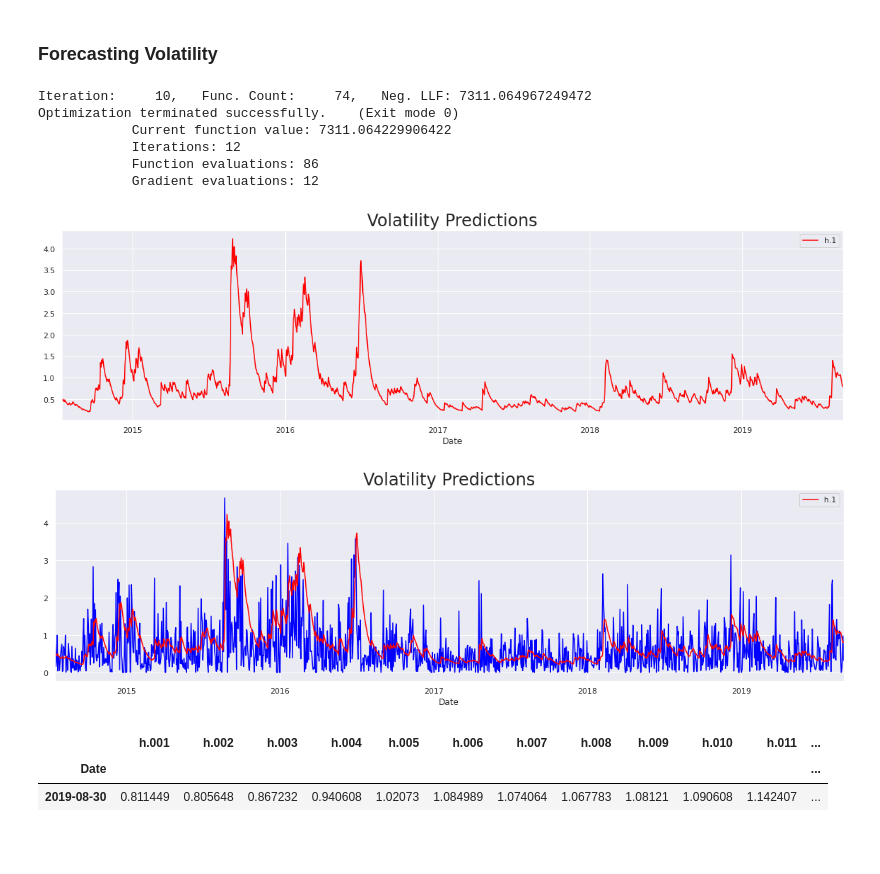
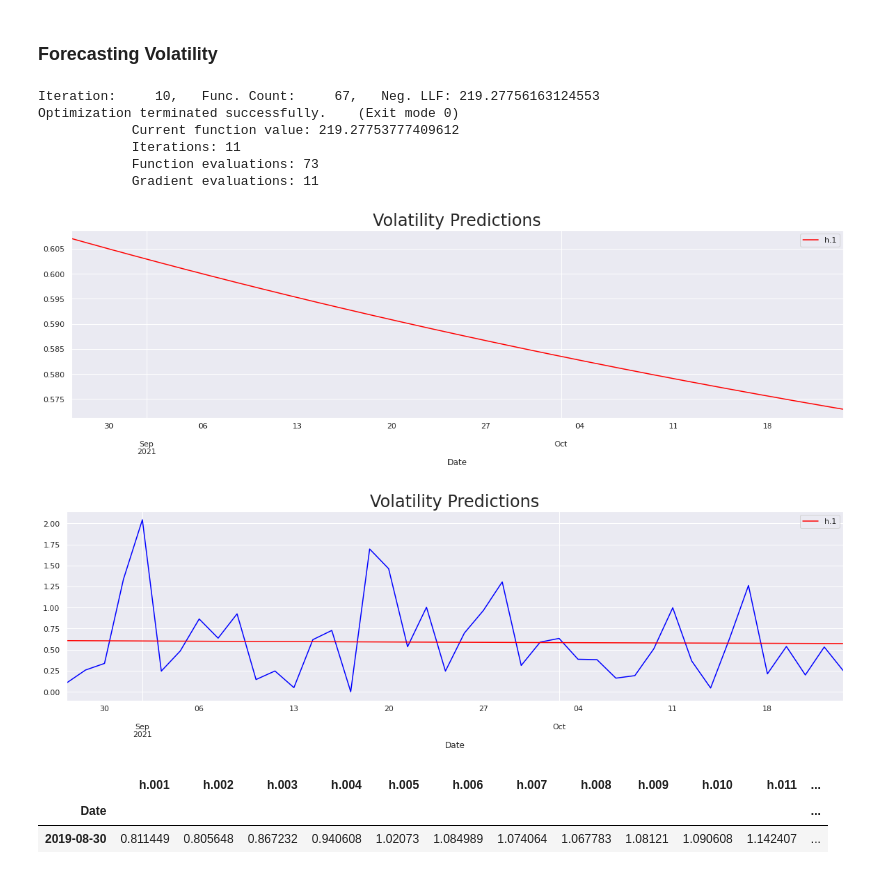
Before and after one commit to jjsalazarr/curso-series-temporales, a Jupyter notebook: 12. Prediciendo el futuro/Python/16_PrediciendoFuturo.ipynb, the cells around one changed output. Saved outputs shown, nothing was run; the diff lists cells and outputs as text; code cells hidden in the pictures; blank space fills up the shorter version.

```diff
--- a/12. Prediciendo el futuro/Python/16_PrediciendoFuturo.ipynb
+++ b/12. Prediciendo el futuro/Python/16_PrediciendoFuturo.ipynb
@@ -187,17 +183,17 @@ plt.show()
 # %% [markdown]
 ### Using Returns Instead
 # %%
-start_date = "2021-01-05"
+start_date = "2021-08-26"
 end_date = "2021-10-22"
 
 
-model_ret_ar = ARIMA(df.ret_market_value[1:], order = (5,0,0))
+model_ret_ar = ARIMA(df.ret_IPC[1:], order = (5,0,0))
 results_ret_ar = model_ret_ar.fit()
 
 df_pred_ar = results_ret_ar.predict(start = start_date, end = end_date)
 
 df_pred_ar[start_date:end_date].plot(figsize = (20,5), color = "red")
-df_test.ret_market_value[start_date:end_date].plot(color = "blue")
+df_test.ret_IPC[start_date:end_date].plot(color = "blue")
 plt.title("Predictions vs Actual (Returns)", size = 24)
 plt.show()
 # %% [output]
@@ -398,15 +401,15 @@ plt.show()
 # %% [markdown]
 ### Forecasting Volatility
 # %%
-mod_garch = arch_model(df_comp.ret_ftse[1:], vol = "GARCH", p = 1, q = 1, mean = "constant", dist = "Normal")
+mod_garch = arch_model(df_comp.ret_IPC[1:], vol = "GARCH", p = 1, q = 1, mean = "constant", dist = "Normal")
 res_garch = mod_garch.fit(last_obs = start_date, update_freq = 10)
 # %% [output]
-Iteration:     10,   Func. Count:     74,   Neg. LLF: 7311.064967249472
+Iteration:     10,   Func. Count:     67,   Neg. LLF: 219.27756163124553
 Optimization terminated successfully.    (Exit mode 0)
-            Current function value: 7311.064229906422
-            Iterations: 12
-            Function evaluations: 86
-            Gradient evaluations: 12
+            Current function value: 219.27753777409612
+            Iterations: 11
+            Function evaluations: 73
+            Gradient evaluations: 11
 # %%
 pred_garch = res_garch.forecast(horizon = 1, align = 'target')
 # %%
@@ -414,14 +417,14 @@ pred_garch.residual_variance[start_date:].plot(figsize = (20,5), color = "red",
 plt.title("Volatility Predictions", size = 24)
 plt.show()
 # %% [output]
-[figure, old version]
+[figure, new version]
 # %%
 pred_garch.residual_variance[start_date:].plot(figsize = (20,5), color = "red", zorder = 2)
-df_test.ret_ftse.abs().plot(color = "blue", zorder = 1)
+df_test.ret_IPC.abs().plot(color = "blue", zorder = 1)
 plt.title("Volatility Predictions", size = 24)
 plt.show()
 # %% [output]
-[figure, old version]
+[figure, new version]
 # %%
 pred_garch = res_garch.forecast(horizon = 100, align = 'target')
 pred_garch.residual_variance[-1:]
```
Also changed, not shown: parts of 16 cells of this notebook.
